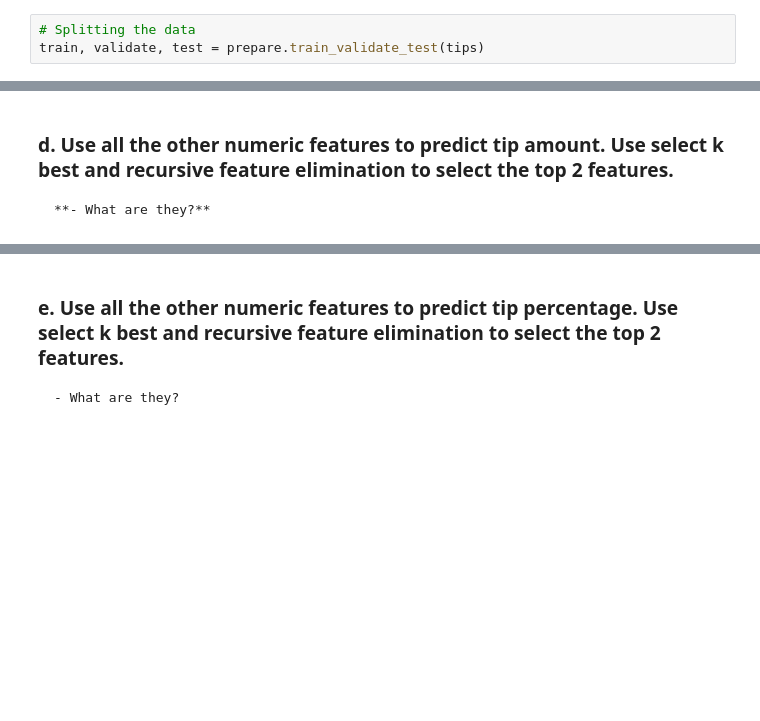
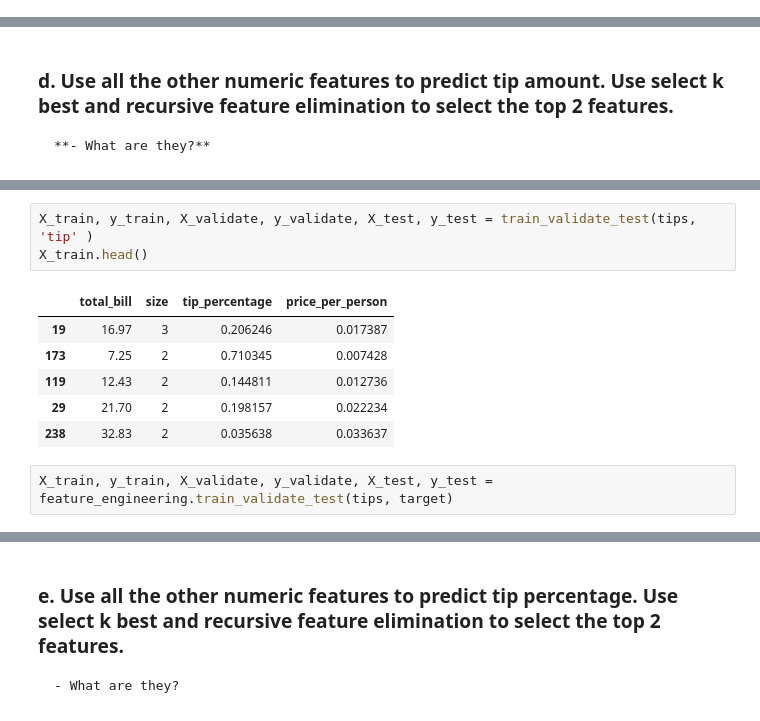
Before and after one commit to brandonjbryant/regression-exercises, a Jupyter notebook: feature_engineering.ipynb, the cells around one changed output, grey strips where cells are left out. Drawn from its saved outputs; the diff is of its cells as text; blank space fills up the shorter version.

```diff
--- a/feature_engineering.ipynb
+++ b/feature_engineering.ipynb
@@ -124,6 +132,3 @@ Data columns (total 5 columns):
  4   price_per_person  244 non-null    float64
 dtypes: float64(4), int64(1)
 memory usage: 11.4 KB
-# %%
-# Splitting the data
-train, validate, test = prepare.train_validate_test(tips)
@@ -307,0 +175,12 @@ NameError: name 'X_train_explore' is not defined
+# %%
+X_train, y_train, X_validate, y_validate, X_test, y_test = train_validate_test(tips, 'tip' )
+X_train.head()
+# %% [output]
+|  | total_bill | size | tip_percentage | price_per_person |
+| 19 | 16.97 | 3 | 0.206246 | 0.017387 |
+| 173 | 7.25 | 2 | 0.710345 | 0.007428 |
+| 119 | 12.43 | 2 | 0.144811 | 0.012736 |
+| 29 | 21.70 | 2 | 0.198157 | 0.022234 |
+| 238 | 32.83 | 2 | 0.035638 | 0.033637 |
+# %%
+X_train, y_train, X_validate, y_validate, X_test, y_test = feature_engineering.train_validate_test(tips, target)
```
Also changed, not shown: parts of 33 cells of this notebook.
